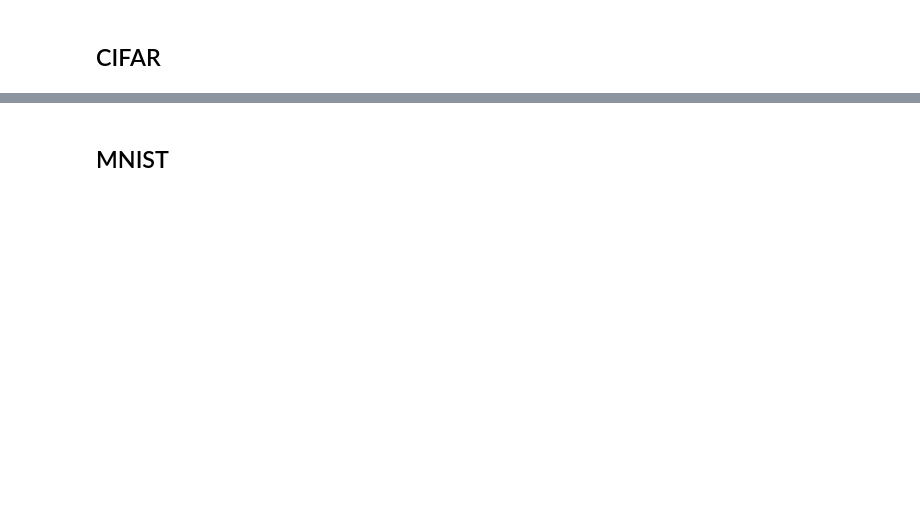
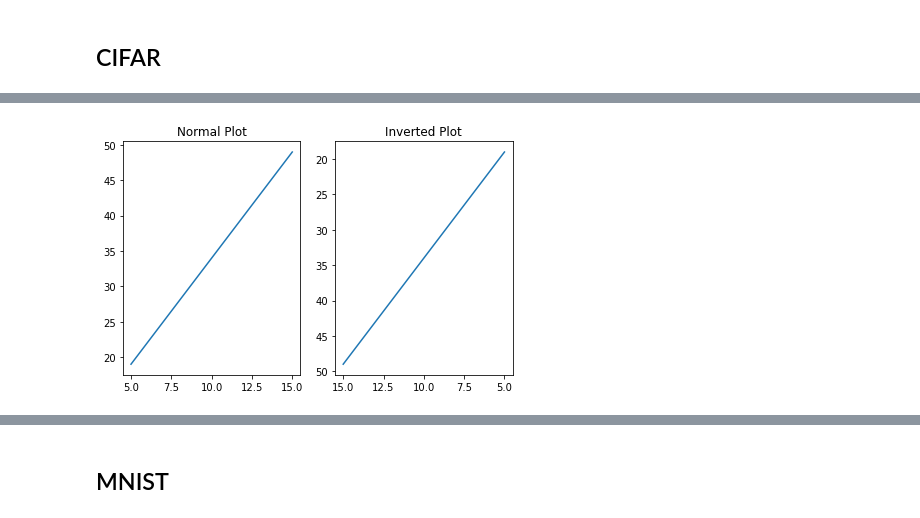
Before and after one commit to ksreenivasan/pruning_is_enough, a Jupyter notebook: visualize-results.ipynb, the cells around one changed output, grey strips where cells are left out. Cells and saved outputs as stored; diff of their text form; code cells hidden in the pictures; blank space fills up the shorter version.

```diff
--- a/visualize-results.ipynb
+++ b/visualize-results.ipynb
@@ -25,0 +88,28 @@ weight_shuffle_df = pd.read_csv("{}/acc_and_sparsity_weight_shuffle.csv".format(
+# %%
+import numpy as np
+import matplotlib.pyplot as plt
+
+# creating an x sequence
+x = np.linspace(5, 15, 35)
+
+# equation of a straight line
+y = 3*x+4
+
+# creating graph space for two graphs
+graph, (plot1, plot2) = plt.subplots(1, 2)
+
+# plot1 graph for normal axes
+plot1.plot(x, y)
+plot1.set_title("Normal Plot")
+
+# plot2 graph for inverted axes
+plot2.plot(x, y)
+plot2.set_title("Inverted Plot")
+plot2.invert_xaxis()
+plot2.invert_yaxis()
+
+# display the graph
+graph.tight_layout()
+plt.show()
+# %% [output]
+[figure, added]
```
Also changed, not shown: parts of 6 cells of this notebook.
